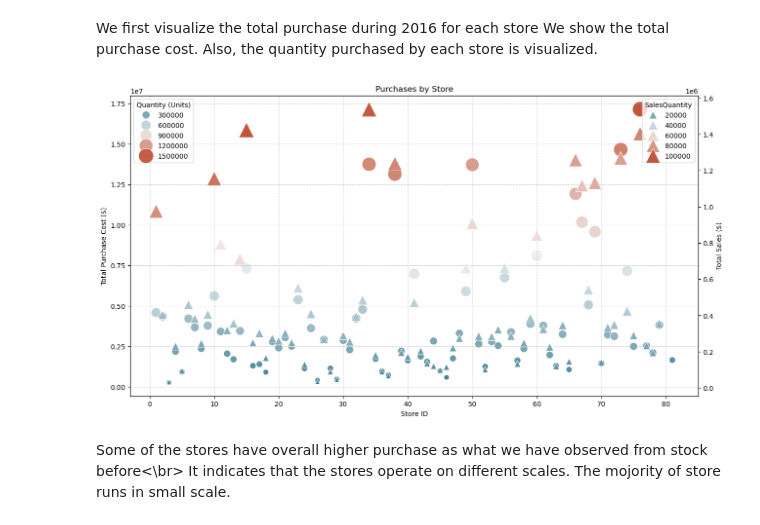
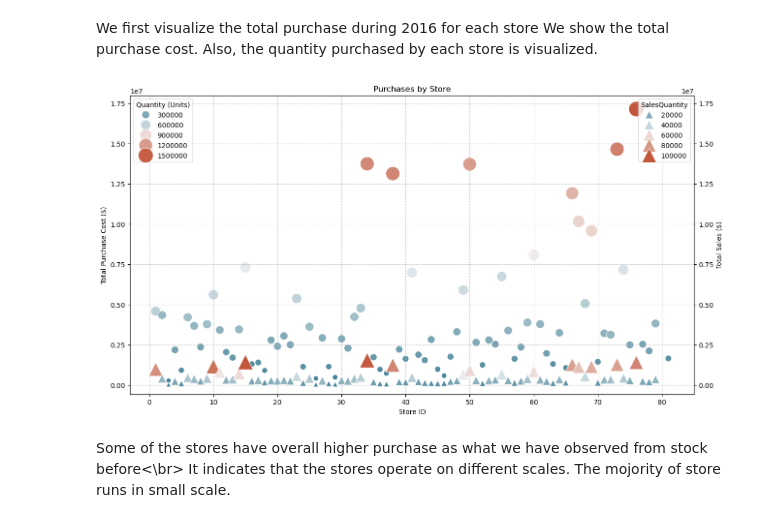
Before and after one commit to Leullque/ece143_group10, a Jupyter notebook: visualization.ipynb, the cells around one changed output. Drawn from its saved outputs; the diff is of its cells as text; code cells hidden in the pictures.

```diff
--- a/visualization.ipynb
+++ b/visualization.ipynb
@@ -344,34 +375,35 @@ We show the total purchase cost. Also, the quantity purchased by each store is v
 # %%
 # Plotting the purchases by store
 purchases_df = df_pur2016[df_pur2016['InvoiceDate']<=datetime.datetime(2016,12,31)]
 grouped_purchases = purchases_df.groupby('Store').agg({'Dollars':'sum','Quantity':'sum'})
 grouped_purchases = grouped_purchases.sort_values('Store')
 
 palette_for_scatter = sns.diverging_palette(220, 20, as_cmap=True)
 fig, ax = plt.subplots(figsize=(15, 8), sharey=True)
 scatter = sns.scatterplot(
     data=grouped_purchases, x='Store', y='Dollars',
     size='Quantity', hue='Quantity', palette=palette_for_scatter,
     sizes=(50, 500), ax=ax, legend=True
 )
 
 ax.set(xlabel='Store ID', ylabel='Total Purchase Cost ($)', title='Purchases by Store')
 ax.grid(True, linestyle='--', alpha=0.6)
 handles, labels = scatter.get_legend_handles_labels()
 ax.legend(handles=handles, title="Quantity (Units)")
 
 store_sale = df_sale.groupby(['Store']).agg({'SalesDollars':'sum', 'SalesQuantity':'sum'}).reset_index()
 
+# Add sales data to plot as well
 ax2 = ax.twinx()
 sns.scatterplot(data=store_sale, x='Store', y='SalesDollars',
                 size='SalesQuantity', hue='SalesQuantity', palette=palette_for_scatter,
                 ax=ax2, marker='^', sizes=(50, 500))
 
-# ax2.set_ylim(ax.get_ylim())
+ax2.set_ylim(ax.get_ylim())
 ax2.set_ylabel('Total Sales ($)')
 plt.show()
 # %% [output]
-[figure, old version]
+[figure, new version]
 # %% [markdown]
 Some of the stores have overall higher purchase as what we have observed from stock before<\br>
 It indicates that the stores operate on different scales. The mojority of store runs in small scale.
```
Also changed, not shown: parts of 4 cells of this notebook.
